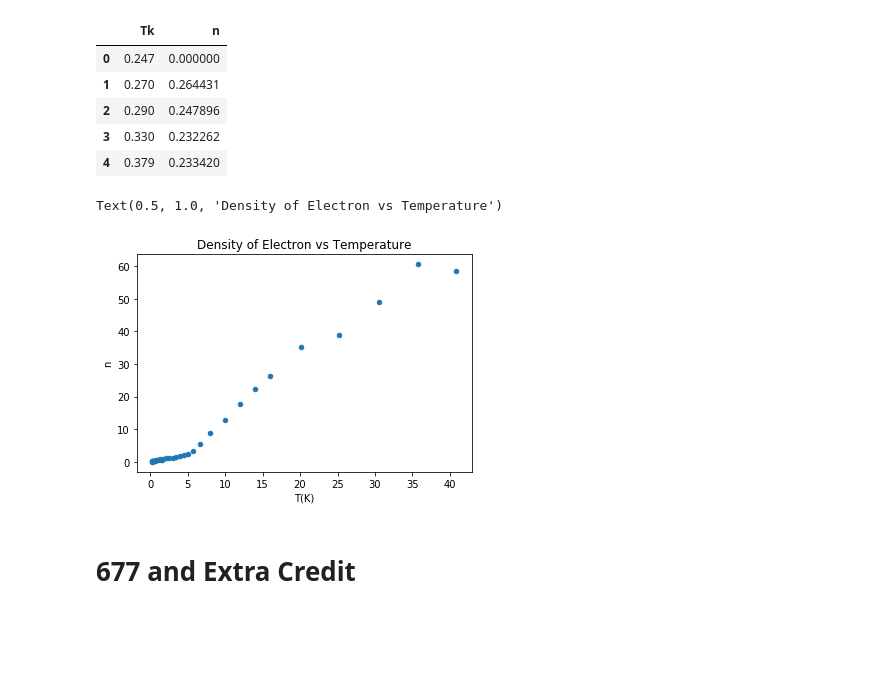
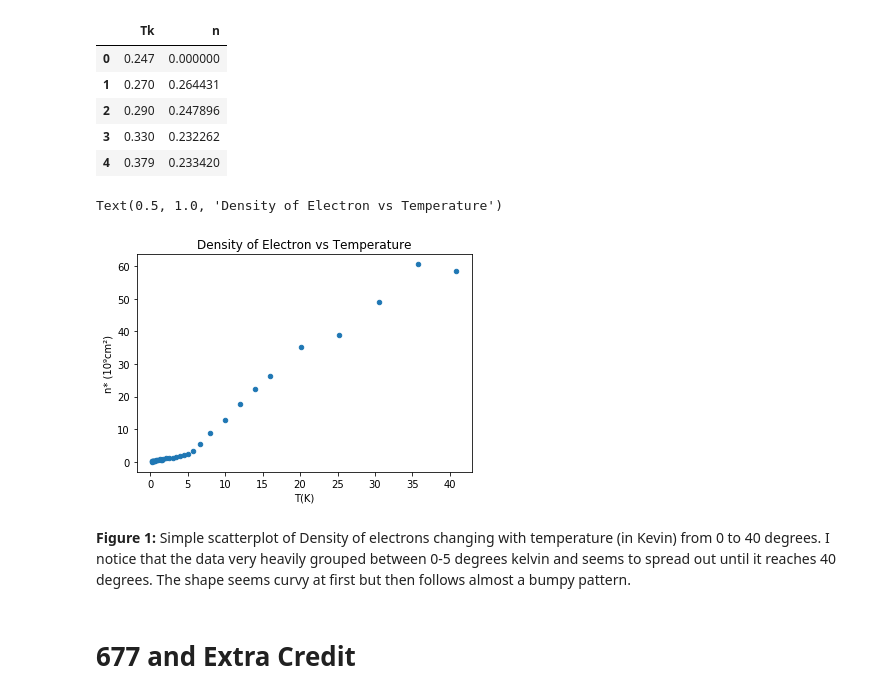
Before and after one commit to samuelmat/DSPS_tFessaras, a Jupyter notebook: HW7/Theodore_Fessaras_LRtestAndMCMC.ipynb, the cells around one changed output. Saved outputs shown, nothing was run; the diff lists cells and outputs as text; code cells hidden in the pictures; blank space fills up the shorter version.

```diff
--- a/HW7/Theodore_Fessaras_LRtestAndMCMC.ipynb
+++ b/HW7/Theodore_Fessaras_LRtestAndMCMC.ipynb
@@ -96,11 +96,13 @@ nam18_reducted.head()
 # %%
 plt.scatter(nam18_reducted['Tk'], nam18_reducted["n"], s = 20)
 plt.xlabel("T(K)")
-plt.ylabel("n")
+plt.ylabel("n* (10\u2079cm\u00b2)")
 plt.title("Density of Electron vs Temperature")
 # %% [output]
 Text(0.5, 1.0, 'Density of Electron vs Temperature')
-[figure, old version]
+[figure, new version]
+# %% [markdown]
+**Figure 1:** Simple scatterplot of Density of electrons changing with temperature (in Kevin) from 0 to 40 degrees. I notice that the data very heavily grouped between 0-5 degrees kelvin and seems to spread out until it reaches 40 degrees. The shape seems curvy at first but then follows almost a bumpy pattern.
 # %% [markdown]
 # 677 and Extra Credit
 # %% [markdown]
```
Also changed, not shown: parts of 14 cells of this notebook.
